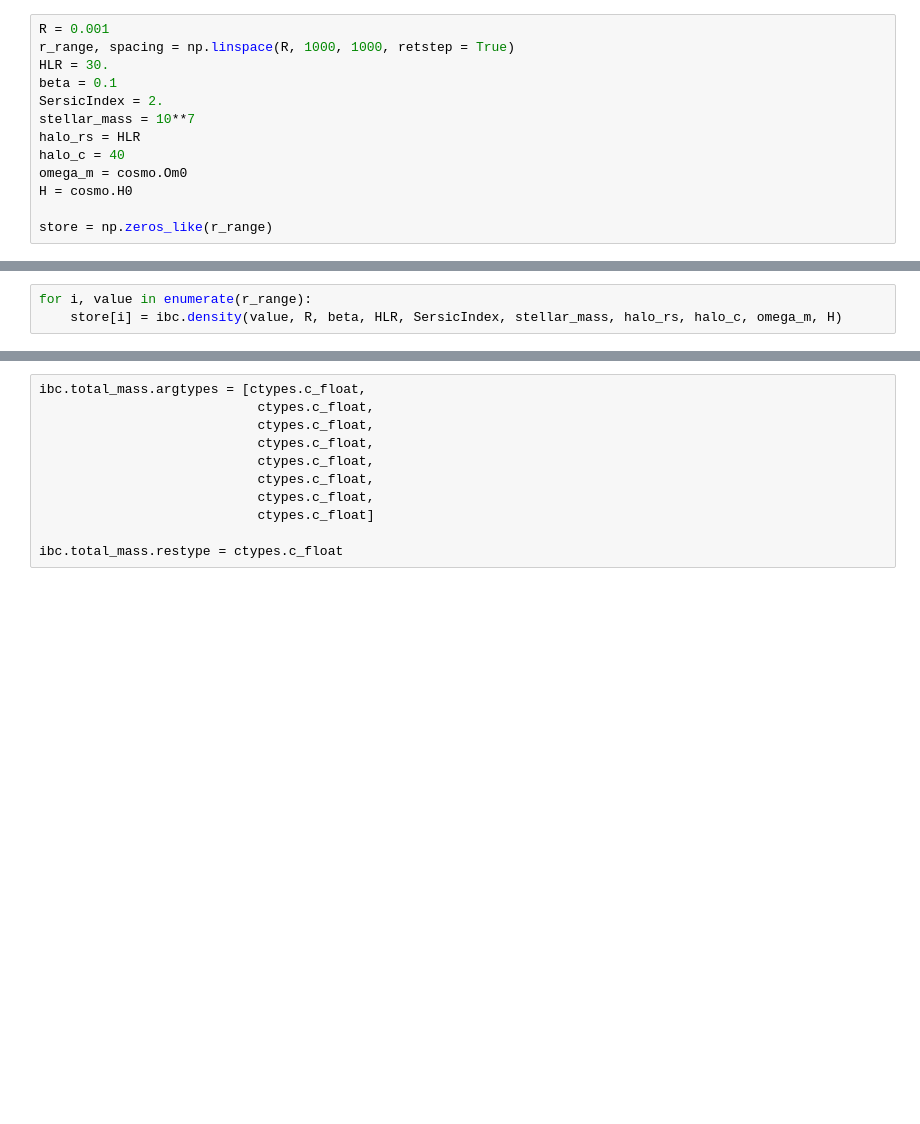
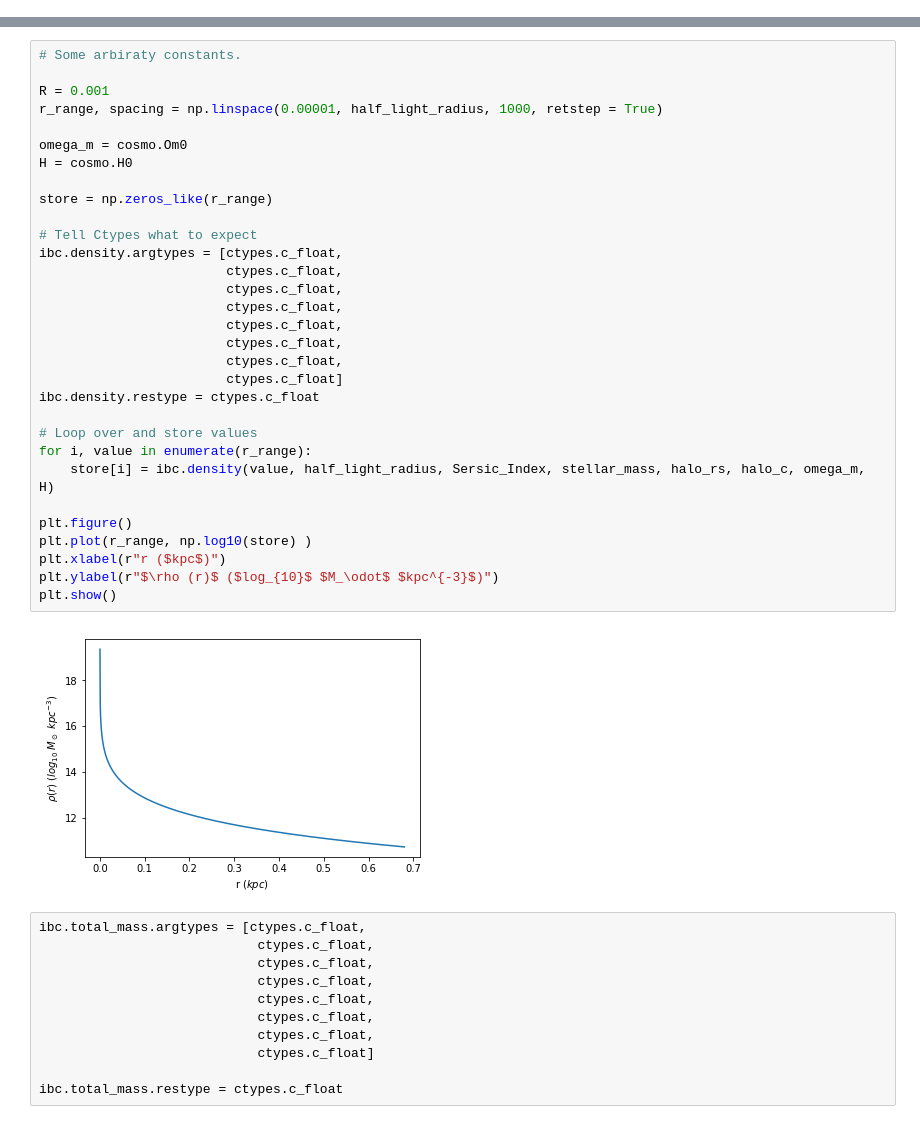
Before and after one commit to ChrisMarsden833/VelocityDispersion, a Jupyter notebook: lib/Library Testing.ipynb, the cells around one changed output, grey strips where cells are left out. Cells and saved outputs as stored; diff of their text form; blank space fills up the shorter version.

```diff
--- a/lib/Library Testing.ipynb
+++ b/lib/Library Testing.ipynb
@@ -55,13 +152,0 @@ plt.show()
-# %%
-R = 0.001
-r_range, spacing = np.linspace(R, 1000, 1000, retstep = True)
-HLR = 30.
-beta = 0.1
-SersicIndex = 2.
-stellar_mass = 10**7
-halo_rs = HLR
-halo_c = 40
-omega_m = cosmo.Om0
-H = cosmo.H0
-
-store = np.zeros_like(r_range)
@@ -81,3 +152,0 @@ ibc.density.restype = ctypes.c_float
-# %%
-for i, value in enumerate(r_range):
-    store[i] = ibc.density(value, R, beta, HLR, SersicIndex, stellar_mass, halo_rs, halo_c, omega_m, H)
@@ -92,3 +153,36 @@ plt.show()
+# %%
+# Some arbiraty constants.
+
+R = 0.001
+r_range, spacing = np.linspace(0.00001, half_light_radius, 1000, retstep = True)
+
+omega_m = cosmo.Om0
+H = cosmo.H0
+
+store = np.zeros_like(r_range)
+
+# Tell Ctypes what to expect
+ibc.density.argtypes = [ctypes.c_float,
+                        ctypes.c_float,
+                        ctypes.c_float,
+                        ctypes.c_float,
+                        ctypes.c_float,
+                        ctypes.c_float,
+                        ctypes.c_float,
+                        ctypes.c_float]
+ibc.density.restype = ctypes.c_float
+
+# Loop over and store values
+for i, value in enumerate(r_range):
+    store[i] = ibc.density(value, half_light_radius, Sersic_Index, stellar_mass, halo_rs, halo_c, omega_m, H)
+
+plt.figure()
+plt.plot(r_range, np.log10(store) )
+plt.xlabel(r"r ($kpc$)")
+plt.ylabel(r"$\rho (r)$ ($log_{10}$ $M_\odot$ $kpc^{-3}$)")
+plt.show()
+# %% [output]
+[figure, added]
 # %%
 ibc.total_mass.argtypes = [ctypes.c_float,
                             ctypes.c_float,
```
Also changed, not shown: parts of 37 cells of this notebook, 16 other files.
